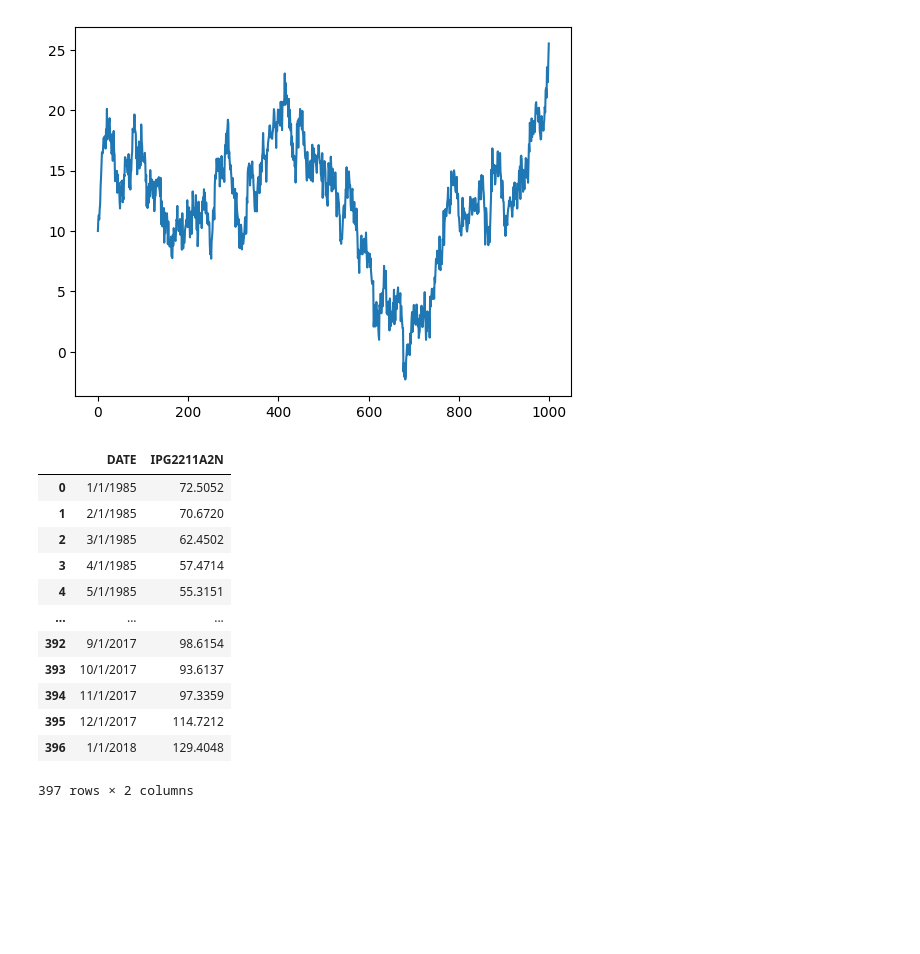
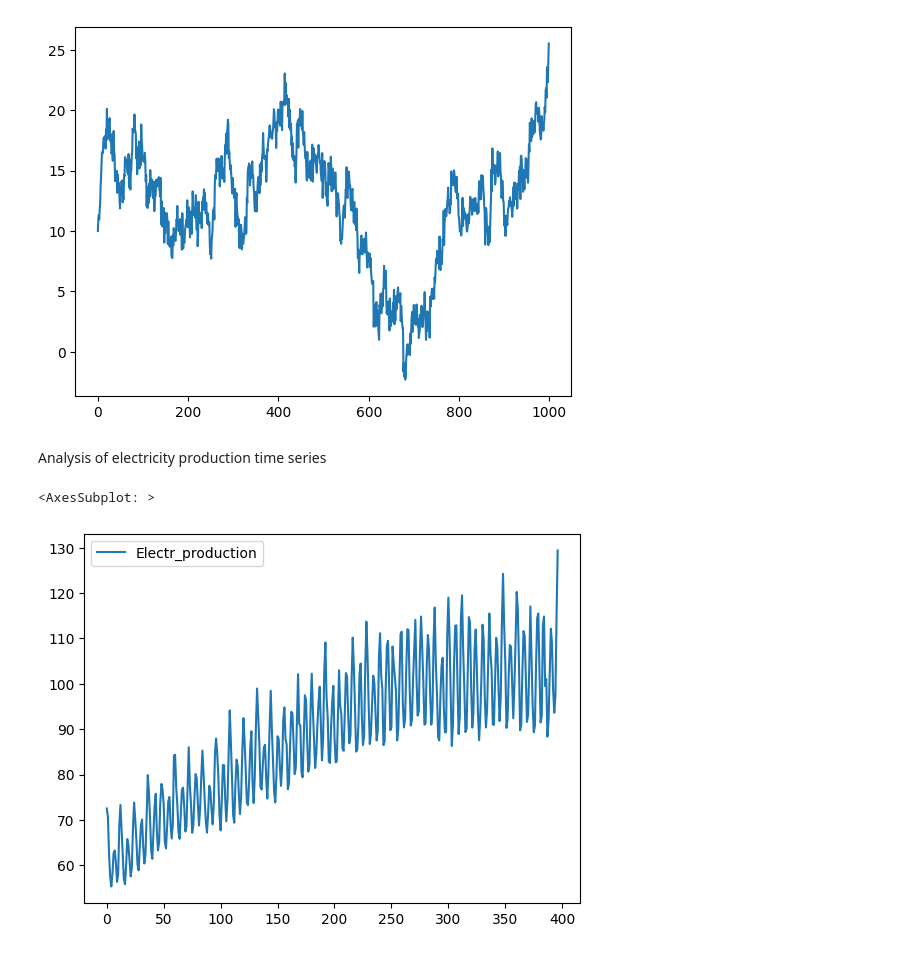
Before and after one commit to uktukt/Python_SheGoesTech_23_2nd_part, a Jupyter notebook: 0711_time_series.ipynb, the cells around one changed output. Cells and saved outputs as stored; diff of their text form; code cells hidden in the pictures; blank space fills up the shorter version.

```diff
--- a/0711_time_series.ipynb
+++ b/0711_time_series.ipynb
@@ -66,16 +71,9 @@ El_prod_data = pa.read_csv('Electric_Production.csv')
-# %%
-El_prod_data
-# %% [output]
-|  | DATE | IPG2211A2N |
-| 0 | 1/1/1985 | 72.5052 |
-| 1 | 2/1/1985 | 70.6720 |
-| 2 | 3/1/1985 | 62.4502 |
-| 3 | 4/1/1985 | 57.4714 |
-| 4 | 5/1/1985 | 55.3151 |
-| ... | ... | ... |
-| 392 | 9/1/2017 | 98.6154 |
-| 393 | 10/1/2017 | 93.6137 |
-| 394 | 11/1/2017 | 97.3359 |
-| 395 | 12/1/2017 | 114.7212 |
-| 396 | 1/1/2018 | 129.4048 |
-397 rows × 2 columns
+# %% [markdown]
+Analysis of electricity production time series
+# %%
+electricity_production_data = pa.read_csv('Electric_Production.csv')
+electricity_production_data = electricity_production_data.rename(columns={'IPG2211A2N':'Electr_production'})
+electricity_production_data.plot()
+# %% [output]
+<AxesSubplot: >
+[figure, added]
```
Also changed, not shown: parts of 33 cells of this notebook.
